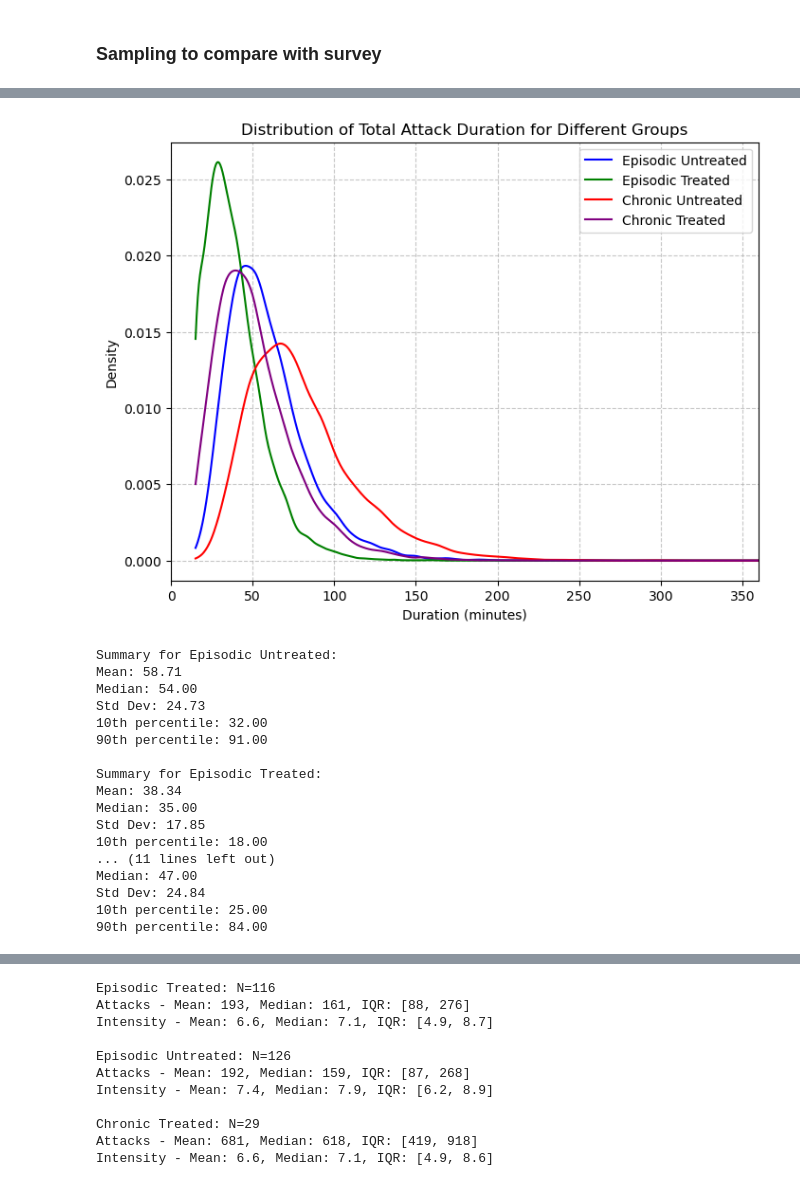
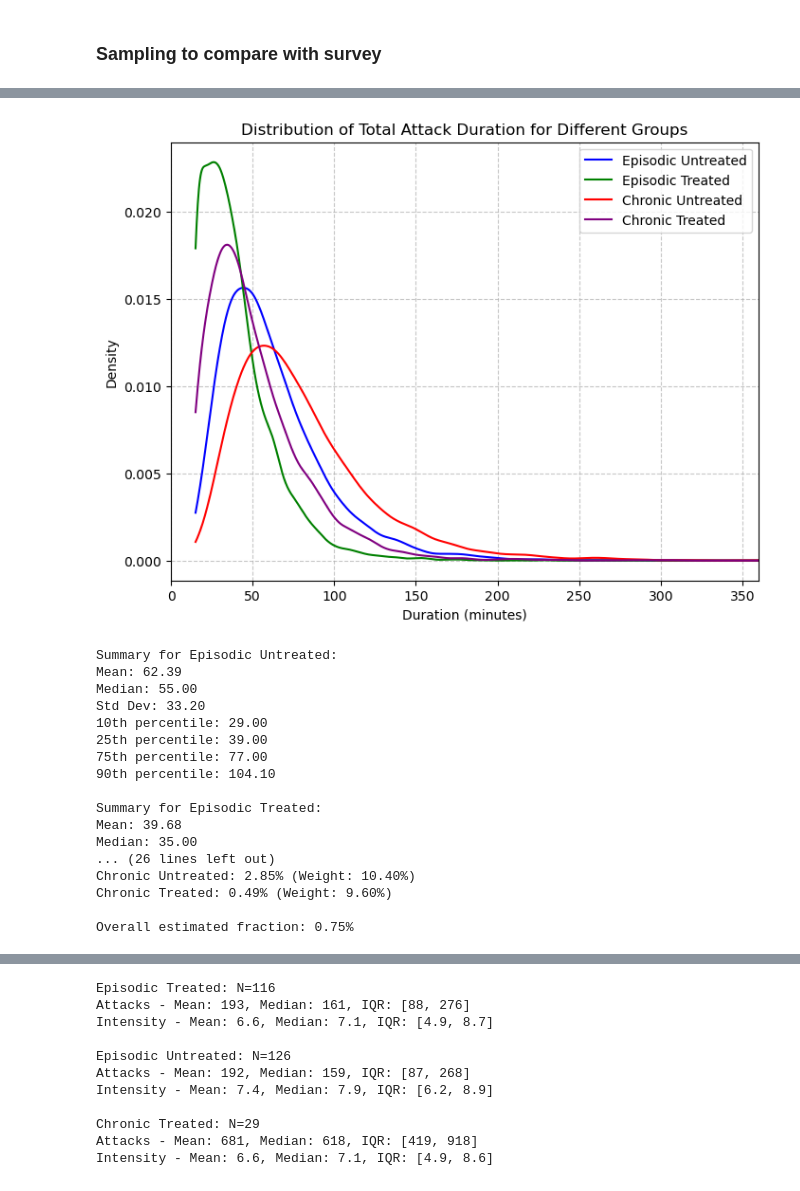
Before and after one commit to aph-research/cluster-headaches, a Jupyter notebook: Cluster headache full model.ipynb, the cells around one changed output, grey strips where cells are left out. Cells and saved outputs as stored; diff of their text form; code cells hidden in the pictures.

```diff
--- a/Cluster headache full model.ipynb
+++ b/Cluster headache full model.ipynb
@@ -18,7 +18,7 @@ world_adult_population = 5_728_759_000
 total_ch_sufferers = world_adult_population * annual_prevalence # Estimated global CH sufferers
 
 # Define the proportions for each group
-prop_episodic = 0.0
+prop_episodic = 0.80
 prop_chronic = 1 - prop_episodic
 prop_treated = 0.48
 prop_untreated = 1 - prop_treated
@@ -553,10 +553,10 @@ Maximum active days: 365
 def generate_attack_duration(is_chronic, is_treated, max_intensities, size):
     # Base parameters for lognormal distribution
     mu = 4.0
-    sigma = 0.4
+    sigma = 0.5
 
     if is_chronic:
-        mu += 0.3  # Slightly longer attacks for chronic sufferers
+        mu += 0.25  # Slightly longer attacks for chronic sufferers
 
     # Generate base durations
     base_durations = lognorm.rvs(s=sigma, scale=np.exp(mu), size=size)
@@ -601,51 +601,75 @@ plt.figure(figsize=(8, 6))
 
 # Define colors for each group
 colors = ['blue', 'green', 'red', 'purple']
 labels = ['Episodic Untreated', 'Episodic Treated', 'Chronic Untreated', 'Chronic Treated']
 datasets = [episodic_untreated, episodic_treated, chronic_untreated, chronic_treated]
 
 # Plot KDE for each group
 for data, color, label in zip(datasets, colors, labels):
     kde = gaussian_kde(data)
     x_range = np.linspace(15, 360, 1000)
     plt.plot(x_range, kde(x_range), color=color, label=label)
 
 plt.title('Distribution of Total Attack Duration for Different Groups')
 plt.xlabel('Duration (minutes)')
 plt.ylabel('Density')
 plt.legend()
 plt.xlim(0, 360)
 plt.grid(True, linestyle='--', alpha=0.7)
 
 plt.show()
 
 # Print summary statistics for each group
 for label, data in zip(labels, datasets):
     print(f"\nSummary for {label}:")
     print(f"Mean: {np.mean(data):.2f}")
     print(f"Median: {np.median(data):.2f}")
     print(f"Std Dev: {np.std(data):.2f}")
     print(f"10th percentile: {np.percentile(data, 10):.2f}")
+    print(f"25th percentile: {np.percentile(data, 25):.2f}")
+    print(f"75th percentile: {np.percentile(data, 75):.2f}")
     print(f"90th percentile: {np.percentile(data, 90):.2f}")
+
+# Calculate the fraction of attacks lasting more than 180 minutes for each group
+fractions_over_180 = [
+    (dataset > 180).mean() for dataset in datasets
+]
+
+# Calculate the weights for each group
+weights = [
+    prop_episodic * prop_untreated,
+    prop_episodic * prop_treated,
+    prop_chronic * prop_untreated,
+    prop_chronic * prop_treated
+]
+
+# Calculate the weighted sum
+overall_fraction = sum(f * w for f, w in zip(fractions_over_180, weights))
+
+# Print results
+print("Fraction of attacks lasting more than 180 minutes:")
+for label, fraction, weight in zip(labels, fractions_over_180, weights):
+    print(f"{label}: {fraction:.2%} (Weight: {weight:.2%})")
+print(f"\nOverall estimated fraction: {overall_fraction:.2%}")
 # %% [output]
-[figure, old version]
+[figure, new version]
 Summary for Episodic Untreated:
-Mean: 58.71
-Median: 54.00
-Std Dev: 24.73
-10th percentile: 32.00
-90th percentile: 91.00
+Mean: 62.39
+Median: 55.00
+Std Dev: 33.20
+10th percentile: 29.00
+25th percentile: 39.00
+75th percentile: 77.00
+90th percentile: 104.10
 
 Summary for Episodic Treated:
-Mean: 38.34
+Mean: 39.68
 Median: 35.00
-Std Dev: 17.85
-10th percentile: 18.00
-... (11 lines left out)
-Median: 47.00
-Std Dev: 24.84
-10th percentile: 25.00
-90th percentile: 84.00
+... (26 lines left out)
+Chronic Untreated: 2.85% (Weight: 10.40%)
+Chronic Treated: 0.49% (Weight: 9.60%)
+
+Overall estimated fraction: 0.75%
 # %%
 def generate_max_pain_intensity(is_treated, size):
     mean_mild_moderate = 4.0
```
Also changed, not shown: parts of 6 cells of this notebook, 1 other file.
